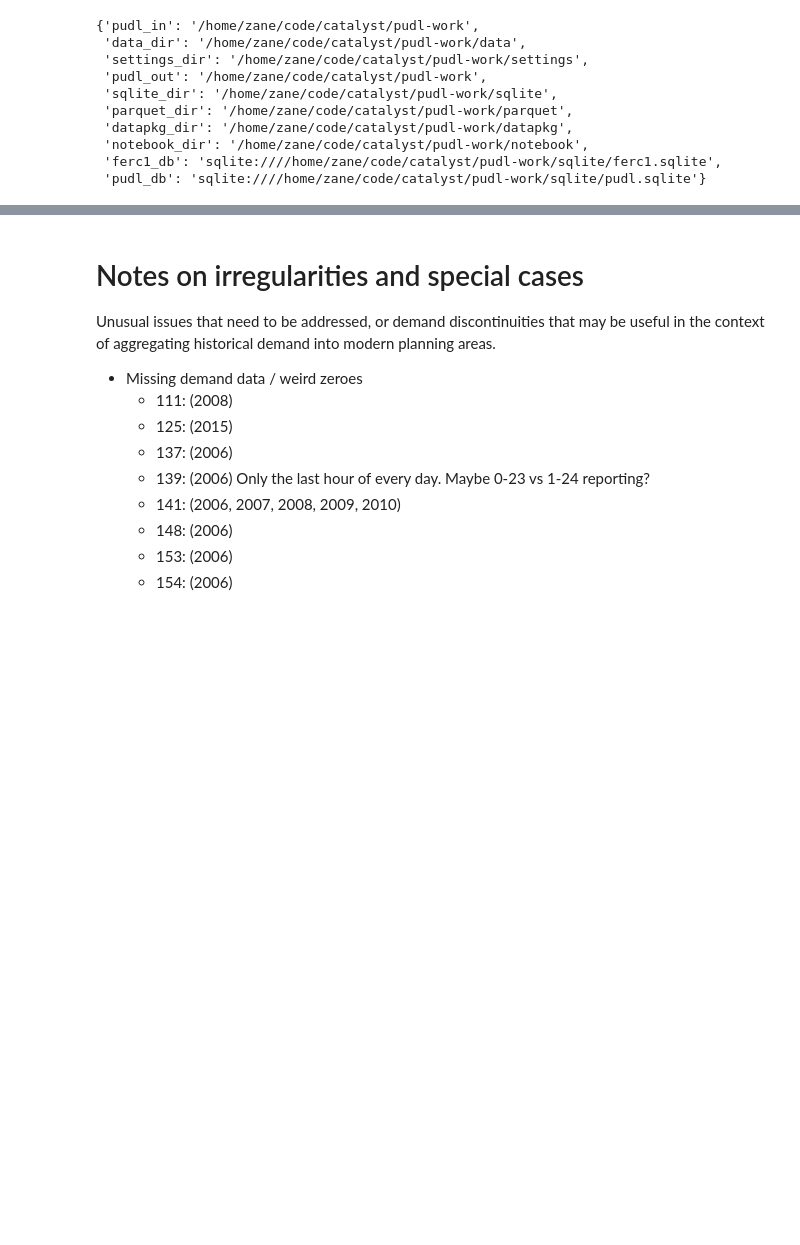
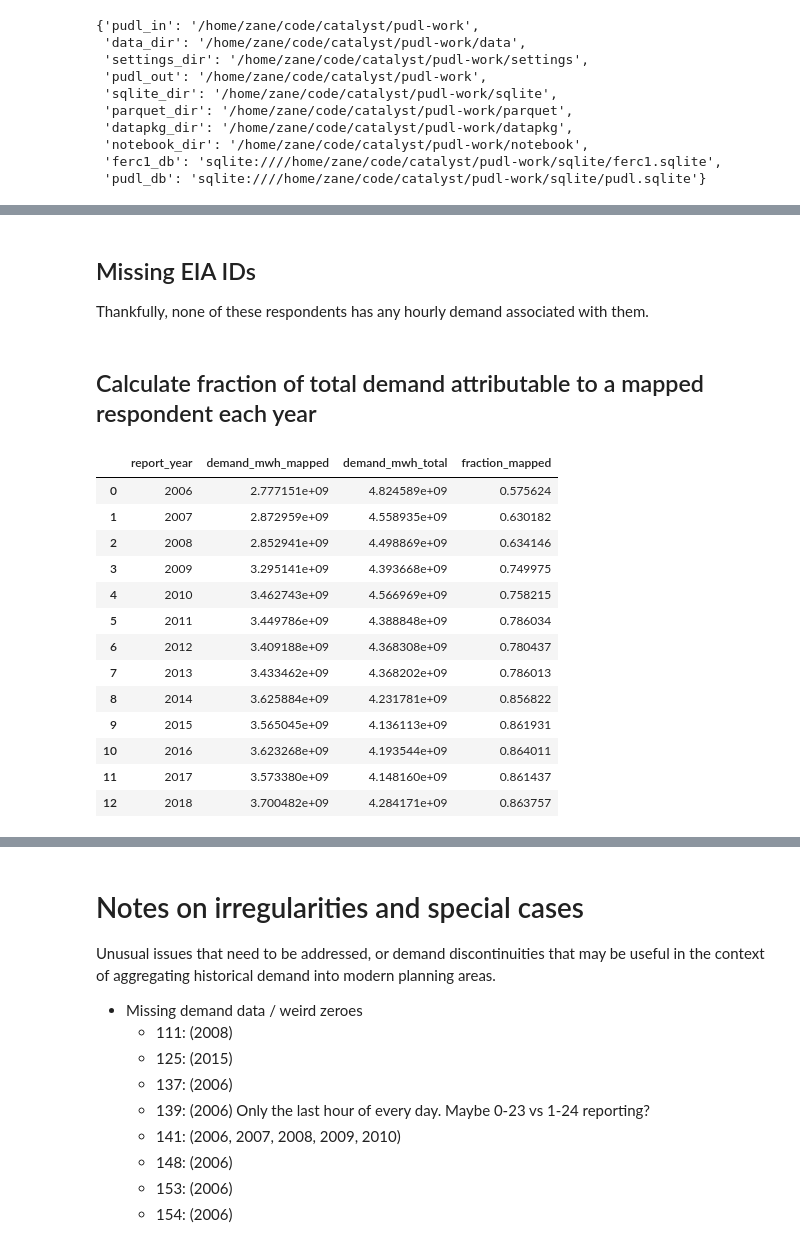
Before and after one commit to catalyst-cooperative/electricity-demand-mapping, a Jupyter notebook: notebooks/ferc714.ipynb, the cells around one changed output, grey strips where cells are left out. Cells and saved outputs as stored; diff of their text form; code cells hidden in the pictures; blank space fills up the shorter version.

```diff
--- a/notebooks/ferc714.ipynb
+++ b/notebooks/ferc714.ipynb
@@ -252,0 +186,43 @@ respondents_ferc714[respondents_ferc714.eia_code.isnull()]
+# %% [markdown]
+## Missing EIA IDs
+Thankfully, none of these respondents has any hourly demand associated with them.
+# %% [markdown]
+## Calculate fraction of total demand attributable to a mapped respondent each year
+# %%
+mapped_demand = (
+    pa_demand
+    .groupby(["utility_id_ferc714", "report_year"]).demand_mwh.sum().reset_index()
+    .merge(
+        pa_geom[["utility_id_eia", "utility_id_ferc714" ]].dropna(subset=["utility_id_eia"]),
+        on="utility_id_ferc714",
+        how="right")
+    .dropna()
+    .groupby("report_year").demand_mwh.sum().reset_index()
+    .astype({"report_year": int})
+    .merge(
+        pa_demand
+        .groupby(["report_year"]).demand_mwh.sum().reset_index(),
+        on="report_year",
+        suffixes=("_mapped", "_total"),
+    )
+    .assign(
+        fraction_mapped=lambda x: x.demand_mwh_mapped / x.demand_mwh_total,
+    )
+)
+
+mapped_demand
+# %% [output]
+|  | report_year | demand_mwh_mapped | demand_mwh_total | fraction_mapped |
+| 0 | 2006 | 2.777151e+09 | 4.824589e+09 | 0.575624 |
+| 1 | 2007 | 2.872959e+09 | 4.558935e+09 | 0.630182 |
+| 2 | 2008 | 2.852941e+09 | 4.498869e+09 | 0.634146 |
+| 3 | 2009 | 3.295141e+09 | 4.393668e+09 | 0.749975 |
+| 4 | 2010 | 3.462743e+09 | 4.566969e+09 | 0.758215 |
+| 5 | 2011 | 3.449786e+09 | 4.388848e+09 | 0.786034 |
+| 6 | 2012 | 3.409188e+09 | 4.368308e+09 | 0.780437 |
+| 7 | 2013 | 3.433462e+09 | 4.368202e+09 | 0.786013 |
+| 8 | 2014 | 3.625884e+09 | 4.231781e+09 | 0.856822 |
+| 9 | 2015 | 3.565045e+09 | 4.136113e+09 | 0.861931 |
+| 10 | 2016 | 3.623268e+09 | 4.193544e+09 | 0.864011 |
+| 11 | 2017 | 3.573380e+09 | 4.148160e+09 | 0.861437 |
+| 12 | 2018 | 3.700482e+09 | 4.284171e+09 | 0.863757 |
```
Also changed, not shown: parts of 27 cells of this notebook.
